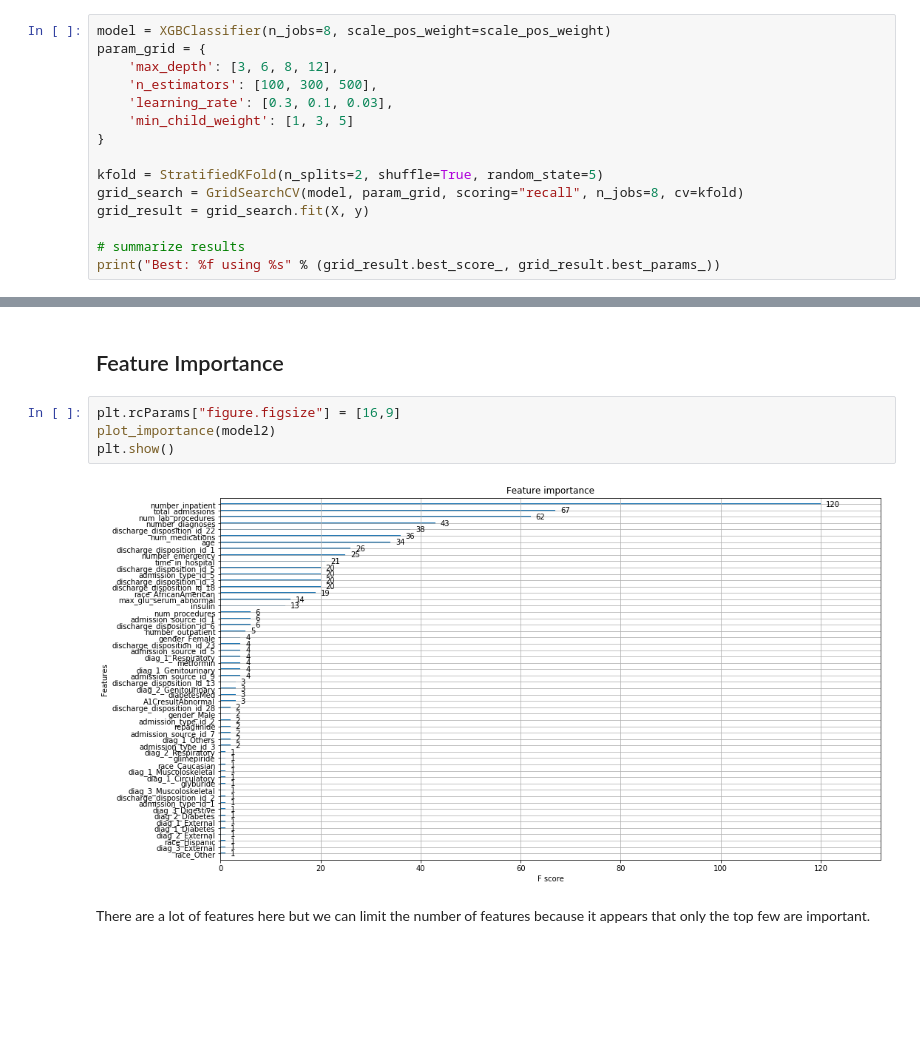
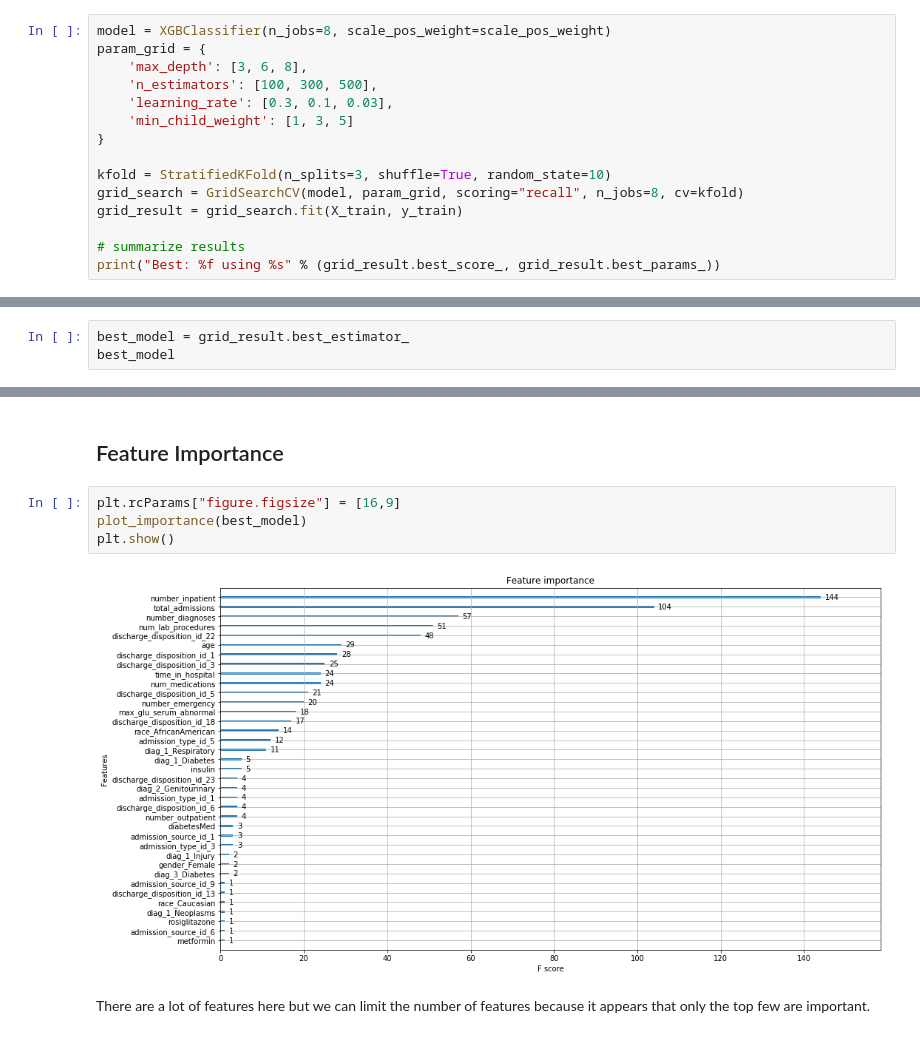
Before and after one commit to Sangha05/Diabetes_Readmission, a Jupyter notebook: Short Term Risk Prediction With XGBoost V3.ipynb, the cells around one changed output, grey strips where cells are left out. Cells and saved outputs as stored; diff of their text form; blank space fills up the shorter version.

Commit message:
Trained models correctly

```diff
--- a/Short Term Risk Prediction With XGBoost V3.ipynb
+++ b/Short Term Risk Prediction With XGBoost V3.ipynb
@@ -79,15 +79,15 @@ Given that we are having issues with recall, we will change the scoring paramete
 # %%
 model = XGBClassifier(n_jobs=8, scale_pos_weight=scale_pos_weight)
 param_grid = {
-    'max_depth': [3, 6, 8, 12],
+    'max_depth': [3, 6, 8],
     'n_estimators': [100, 300, 500],
     'learning_rate': [0.3, 0.1, 0.03],
     'min_child_weight': [1, 3, 5]
 }
 
-kfold = StratifiedKFold(n_splits=2, shuffle=True, random_state=5)
+kfold = StratifiedKFold(n_splits=3, shuffle=True, random_state=10)
 grid_search = GridSearchCV(model, param_grid, scoring="recall", n_jobs=8, cv=kfold)
-grid_result = grid_search.fit(X, y)
+grid_result = grid_search.fit(X_train, y_train)
 
 # summarize results
 print("Best: %f using %s" % (grid_result.best_score_, grid_result.best_params_))
@@ -108,0 +98,3 @@ XGBClassifier(base_score=0.5, booster='gbtree', colsample_bylevel=1,
+# %%
+best_model = grid_result.best_estimator_
+best_model
@@ -205,10 +201,10 @@ pickle.dump(model2, open("short_term_xgboost_v3.pickle.dat", "wb"))
 ## Feature Importance
 # %%
 plt.rcParams["figure.figsize"] = [16,9]
-plot_importance(model2)
+plot_importance(best_model)
 plt.show()
 # %% [output]
-[figure, old version]
+[figure, new version]
 # %% [markdown]
 There are a lot of features here but we can limit the number of features because it appears that only the top few are important.
 # %%
```
Also changed, not shown: parts of 16 cells of this notebook, 4 other files.
